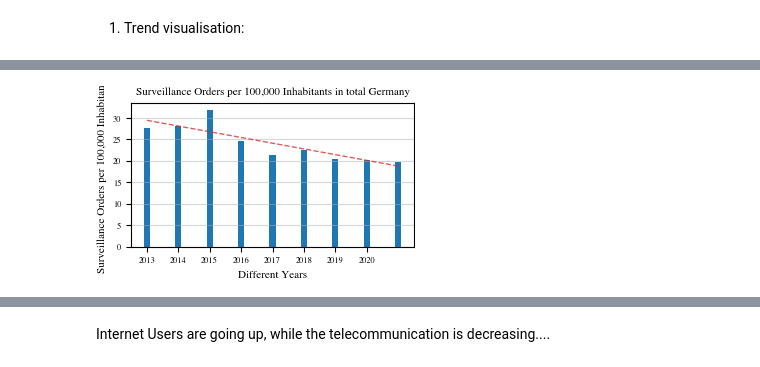
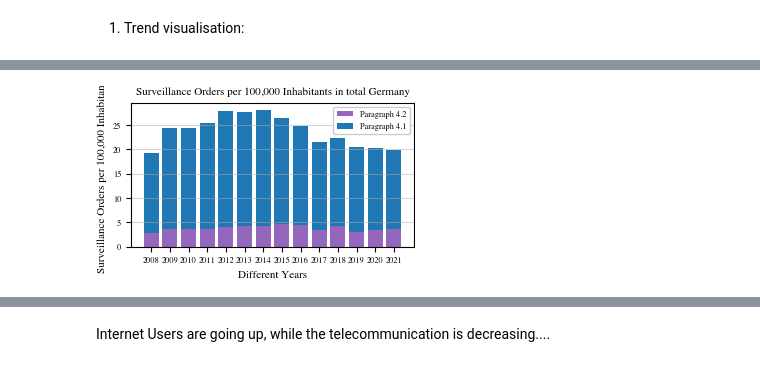
Before and after one commit to JakobUnterholzner/DataLiteracy, a Jupyter notebook: exp/exp_JU_02_RelateSurveillanceToUsers.ipynb, the cells around one changed output, grey strips where cells are left out. Cells and saved outputs as stored; diff of their text form; code cells hidden in the pictures.

Commit message:
updated plots

```diff
--- a/exp/exp_JU_02_RelateSurveillanceToUsers.ipynb
+++ b/exp/exp_JU_02_RelateSurveillanceToUsers.ipynb
@@ -176,6 +166,6 @@ merged_df
 # %%
 # Group the data by year and calculate the sum of counts and population
-ger_data = merged_df.groupby('year').agg({'count': 'sum', 'population': 'sum'}).reset_index()
+ger_data = merged_df.groupby('year').agg({'count': 'sum', 'count4.2': 'sum', 'population': 'sum'}).reset_index()
 
 # Add a new column 'state' with the value 'GER'
 ger_data['state'] = 'GER'
@@ -200,0 +191,5 @@ merged_df
+# %%
+merged_df['count'] = merged_df['count'].astype(int)
+merged_df['count4.2'] = merged_df['count4.2'].astype(int)
+merged_df['count_sum'] = merged_df['count'] + merged_df['count4.2']
+merged_df.dtypes
@@ -201,5 +205,9 @@ merged_df
 # %%
 #divide count by population
 merged_df['count_norm'] = (merged_df['count'] / merged_df['population'] * 100_000).round(5)
+merged_df['count4.2_norm'] = (merged_df['count4.2'] / merged_df['population'] * 100_000).round(5)
+merged_df['count_sum_norm'] = (merged_df['count_sum'] / merged_df['population'] * 100_000).round(5)
+# Sort the DataFrame in place
+merged_df.sort_values(by='population', ascending=False, inplace=True)
 merged_df
 # %% [output]
@@ -218,0 +234,4 @@ merged_df
+# %%
+ger_data = merged_df[merged_df['state'].isin(['GER'])]
+ger_data.index = ger_data['year']
+ger_data
@@ -288,42 +383,32 @@ plt.show()
 # %%
 import matplotlib.pyplot as plt
 import matplotlib.cm as cm
 import numpy as np
 from tueplots import bundles
 from matplotlib.patches import Patch
 from matplotlib.lines import Line2D
 
 plt.rcParams.update(bundles.icml2022(column="half", nrows=1, ncols=1, usetex=False))
 
 
 fig, ax = plt.subplots(1,1)
-ax.bar(german_mean.index, german_mean, width=0.2, label='GER')
 
-# Fit a polynomial of degree 1 to the data
-z = np.polyfit(german_mean.index, german_mean, 1)
-
-# Create a polynomial function from the coefficients
-p = np.poly1d(z)
-
-# Generate x values
-x = np.linspace(german_mean.index.min(), german_mean.index.max(), 100)
-
-# Plot the interpolated line
-ax.plot(x, p(x), '--', color='tab:red', label='Interpolated line', linewidth=1, alpha=0.75)
+ax.bar(ger_data.index, ger_data['count4.2_norm'], color='tab:purple', label='Paragraph 4.2')
+ax.bar(ger_data.index, ger_data.count_norm, bottom=ger_data['count4.2_norm'], color='tab:blue', label='Paragraph 4.1')
 
 # Set the labels of the x-axis, y-axis and title
 ax.set_xlabel('Different Years')
 ax.set_ylabel('Surveillance Orders per 100,000 Inhabitants')
 ax.set_title('Surveillance Orders per 100,000 Inhabitants in total Germany')
 
 # Set the x-ticks to be the states and rotate them
-years = [2013, 2014, 2015, 2016, 2017, 2018, 2019, 2020]
+years = [2008, 2009, 2010, 2011, 2012, 2013, 2014, 2015, 2016, 2017, 2018, 2019, 2020, 2021]
 plt.xticks(years, years, rotation=0)
 ax.grid(which="major", axis="y", alpha=0.5)
 
 # Display the legend
-#ax.legend(handles=legend_patches, loc="upper right", framealpha=1, facecolor="white")
+ax.legend(loc="upper right", framealpha=1, facecolor="white")
 plt.savefig('../doc/fig/trend_ger.pdf')
 plt.show()
 # %% [output]
-[figure, old version]
+[figure, new version]
```
Also changed, not shown: parts of 29 cells of this notebook.
